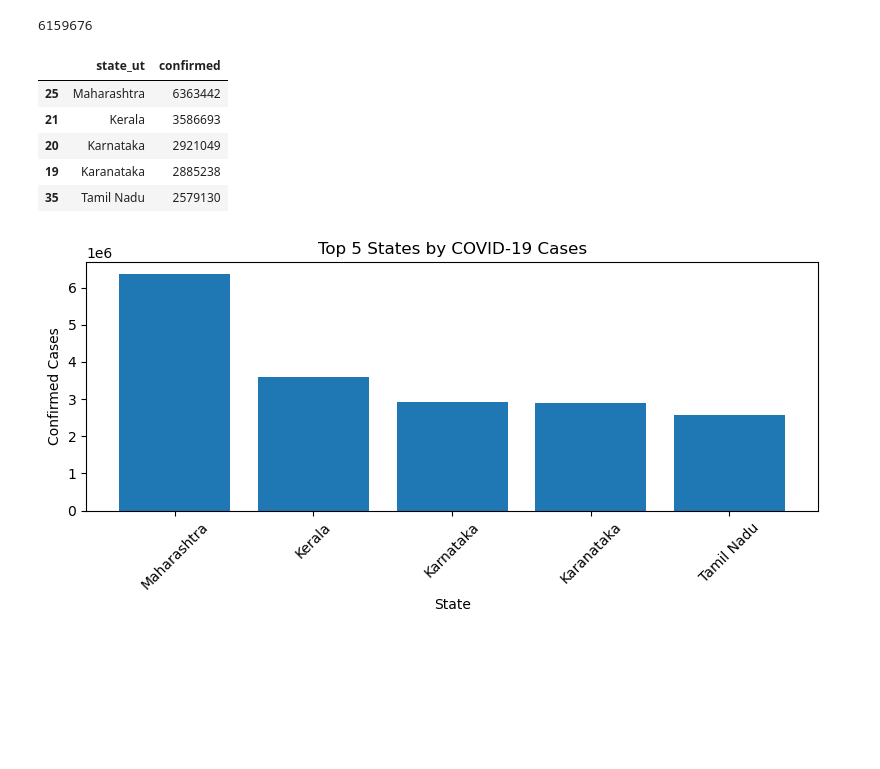
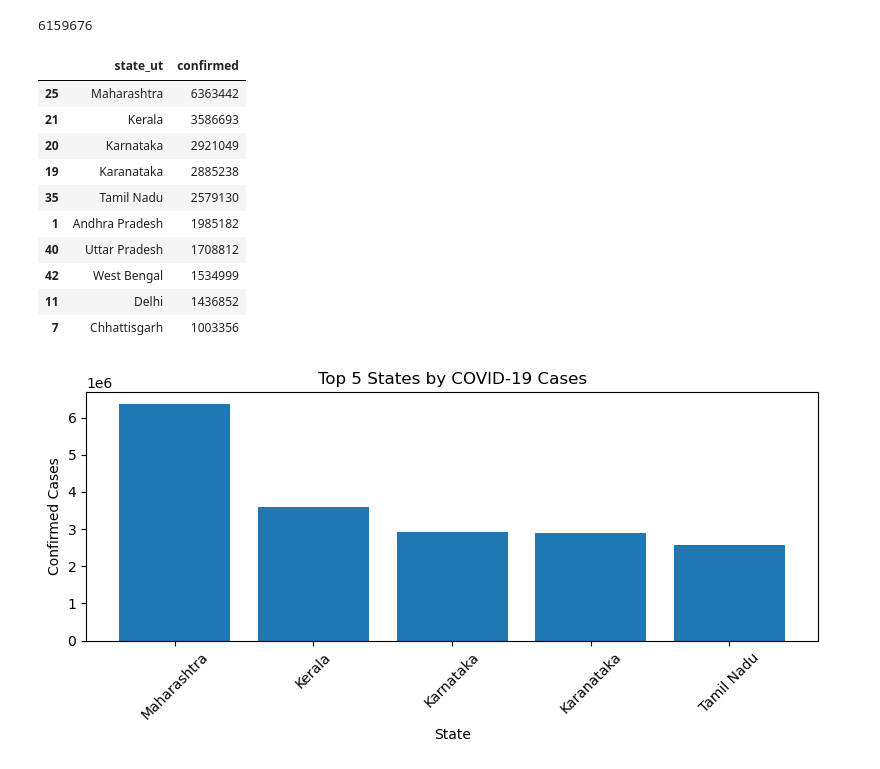
Before and after one commit to Esha133/COVID_19-EDA, a Jupyter notebook: COVID_19.ipynb, the cells around one changed output. Saved outputs shown, nothing was run; the diff lists cells and outputs as text; code cells hidden in the pictures; blank space fills up the shorter version.

```diff
--- a/COVID_19.ipynb
+++ b/COVID_19.ipynb
@@ -118,6 +118,12 @@ df.head(2)
 |  | date | state/unionterritory | confirmedindiannational | confirmedforeignnational | cured | deaths | ... |
 | 0 | 2020-01-30 | Kerala | 1 | 0 | 0 | 0 | ... |
 | 1 | 2020-01-31 | Kerala | 1 | 0 | 0 | 0 | ... |
+# %%
+df = df.rename(columns={
+    'state/unionterritory' : 'state_ut',
+    'confirmedindiannational' : 'confirmed_indian_cases',
+    'confirmedforeignnational' : 'confirmed_foreign_case'
+})
 # %%
 # Check unique state names
 df['state_ut'].unique()
@@ -234,20 +240,25 @@ df['cured'].max()
 # %% [output]
 6159676
 # %%
-# Top 5 states by confirmed cases
+# Top 10 states by confirmed cases
 top5 = (
     state_wise_total
     .sort_values(by='confirmed', ascending=False)
-    .head()
+    .head(10)
 )
 top5
 # %% [output]
 |  | state_ut | confirmed |
 | 25 | Maharashtra | 6363442 |
 | 21 | Kerala | 3586693 |
 | 20 | Karnataka | 2921049 |
 | 19 | Karanataka | 2885238 |
 | 35 | Tamil Nadu | 2579130 |
+| 1 | Andhra Pradesh | 1985182 |
+| 40 | Uttar Pradesh | 1708812 |
+| 42 | West Bengal | 1534999 |
+| 11 | Delhi | 1436852 |
+| 7 | Chhattisgarh | 1003356 |
 # %%
 # Bar chart for top 5 states by confirmed cases
 plt.figure(figsize=(8,4))
```
Also changed, not shown: parts of 3 cells of this notebook.
